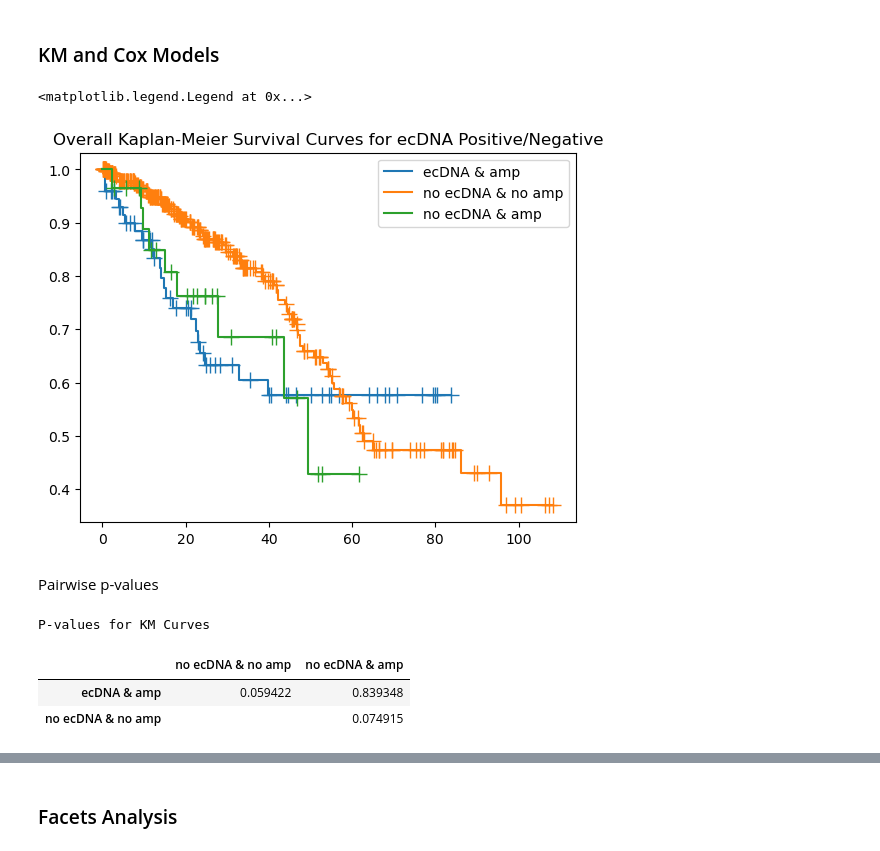
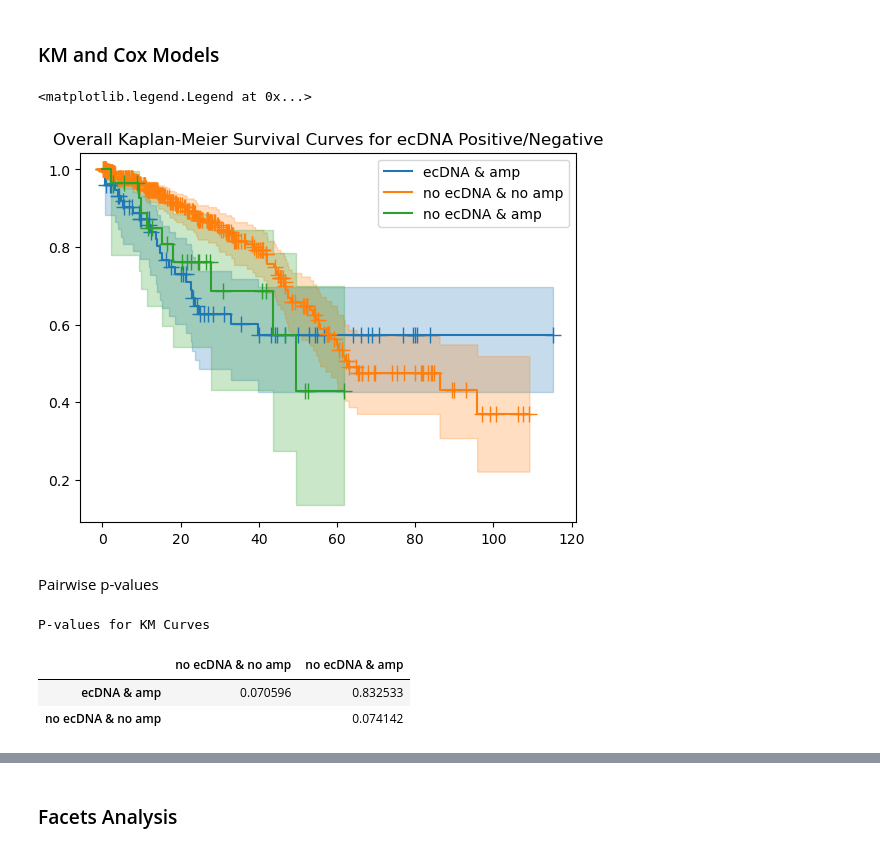
Before and after one commit to mskcc/Penguin, a Jupyter notebook: scripts/notebooks/case_study.ipynb, the cells around one changed output, grey strips where cells are left out. Cells and saved outputs as stored; diff of their text form; code cells hidden in the pictures.

```diff
--- a/scripts/notebooks/case_study.ipynb
+++ b/scripts/notebooks/case_study.ipynb
@@ -17,8 +17,8 @@ analysis_type = 'cancerTypeDetailed'
 # merged echo file
 echo = pd.read_csv("../merged50Pediatric_ECHO.csv")
 # File A or merged cbioportal and facets
-manifest = pd.read_csv("../manifest50Pediatric.tsv", sep = '\t')
-# facets file per sample. If this file has not been created, set use_facets_amp to False, and don't run the FACETS analysis
+manifest = pd.read_csv("../facets_cbioportal_merged_full.tsv", sep = '\t')
+# facets file per sample. If this file has not been created (Currently not included in this pipeline), set use_facets_amp to False, and don't run the FACETS analysis
 facets = pd.read_csv("../mycn_facets_merged.tsv", sep = '\t', index_col = False)
 # %%
 # Use facets called amp (true/false)
@@ -98,23 +98,23 @@ for i, row in specific_gene_ctype.iterrows() :
 # %%
 from lifelines import KaplanMeierFitter
 
 specific_gene_ctype_nona = specific_gene_ctype.dropna(subset = ['combined_status', 'osMonths', 'osStatus'])
 
 kmf = KaplanMeierFitter()
 for status in specific_gene_ctype_nona['combined_status'].unique():
 
     subset = specific_gene_ctype_nona[specific_gene_ctype_nona['combined_status'] == status]
     kmf.fit(subset['osMonths'], event_observed=(subset['osStatus'] == 'DECEASED'))
 
-    kmf.plot(show_censors=True, ci_show=False, label=f'{status}')
+    kmf.plot(show_censors=True, ci_show=True, label=f'{status}')
 
 # # Add labels and legend
 plt.title('Overall Kaplan-Meier Survival Curves for ecDNA Positive/Negative')
 plt.xlabel("")
 plt.legend()
 # %% [output]
 <matplotlib.legend.Legend at 0x...>
-[figure, old version]
+[figure, new version]
 # %% [markdown]
 Pairwise p-values
 # %%
@@ -160,8 +160,8 @@ styled_matrix
 # %% [output]
 P-values for KM Curves
 |  | no ecDNA & no amp | no ecDNA & amp |
-| ecDNA & amp | 0.059422 | 0.839348 |
-| no ecDNA & no amp |  | 0.074915 |
+| ecDNA & amp | 0.070596 | 0.832533 |
+| no ecDNA & no amp |  | 0.074142 |
 # %%
 # A cox model for ecDNA status and amp
 gene_cox = specific_gene_ctype.dropna(subset = ['osMonths', 'osStatus', 'ecDNA_status', 'amp'])
```
Also changed, not shown: parts of 6 cells of this notebook, 4 other files.
